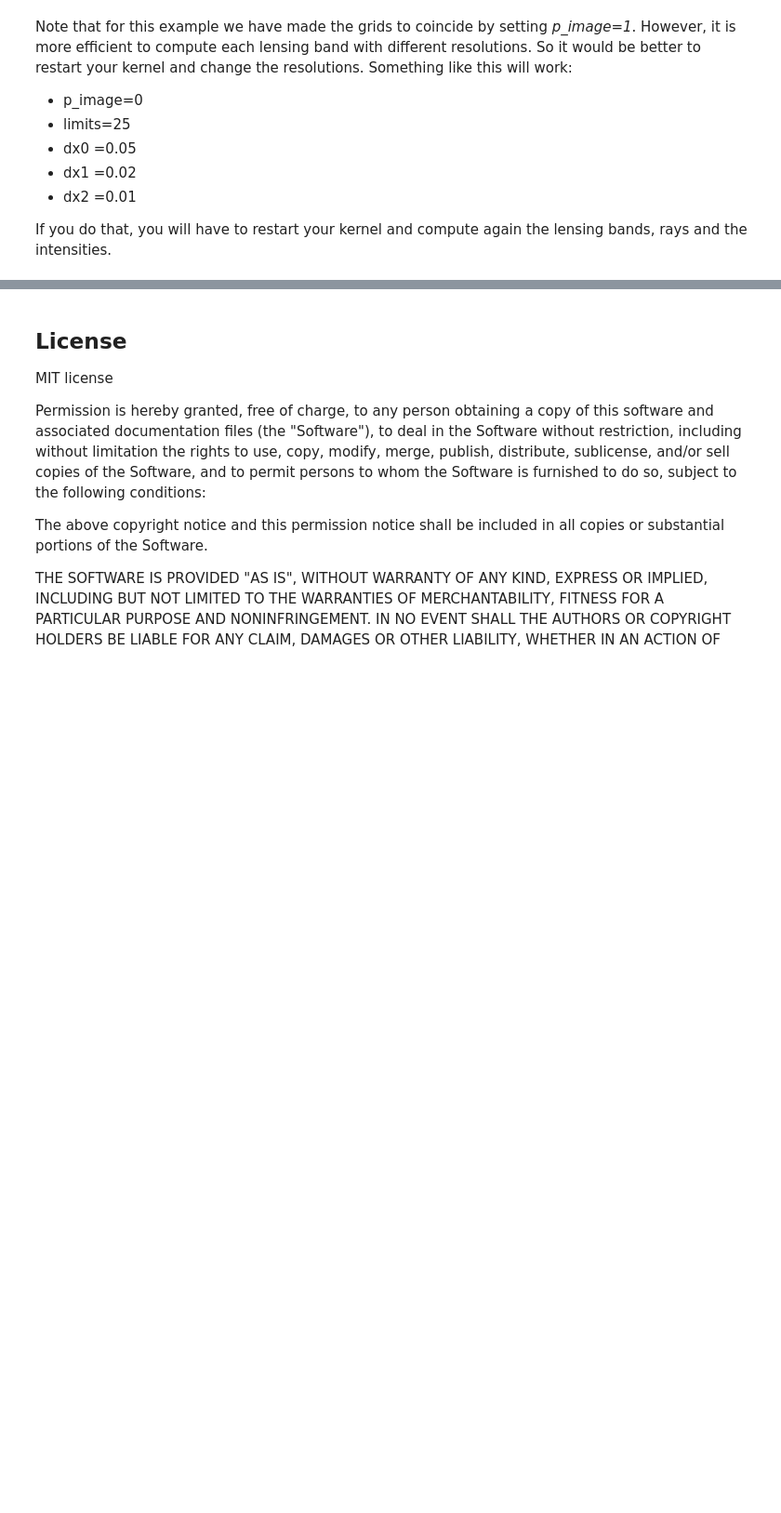
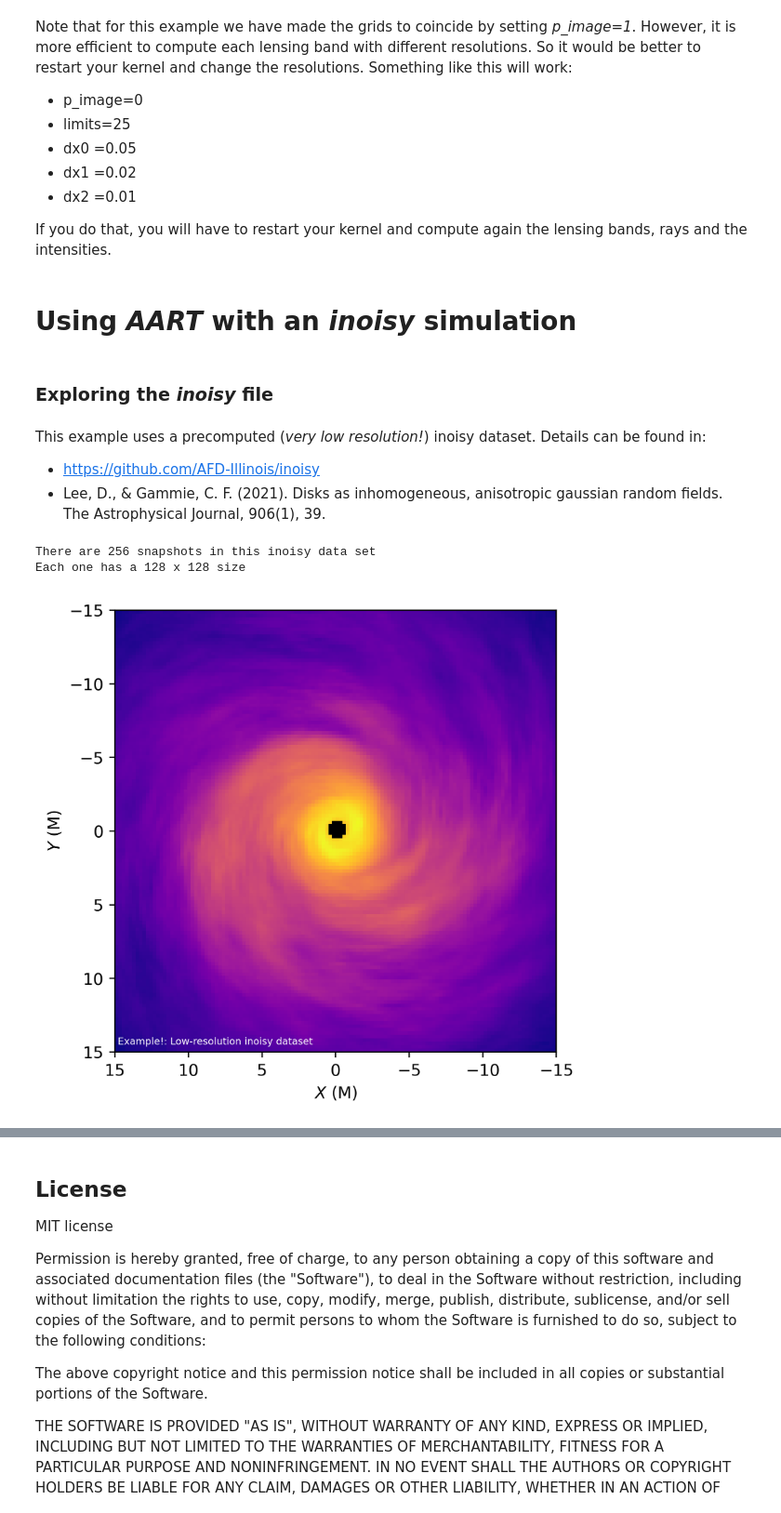
Before and after one commit to iAART/aart, a Jupyter notebook: Examples.ipynb, the cells around one changed output, grey strips where cells are left out. Shown at 93% size. Drawn from its saved outputs; the diff is of its cells as text; code cells hidden in the pictures; blank space fills up the shorter version.

Commit message:
Added the inoisy example

```diff
--- a/Examples.ipynb
+++ b/Examples.ipynb
@@ -278,3 +276,40 @@ Note that for this example we have made the grids to coincide by setting <em> p_
 - dx2 =0.01
 
 If you do that, you will have to restart your kernel and compute again the lensing bands, rays and the intensities.
+# %% [markdown]
+# Using <em>AART</em> with an <em>inoisy </em> simulation
+# %% [markdown]
+### Exploring the <em>inoisy </em> file
+# %% [markdown]
+This example uses a precomputed (<em>very low resolution!</em>) inoisy dataset. Details can be found in:
+
+- https://github.com/AFD-Illinois/inoisy
+- Lee, D., & Gammie, C. F. (2021). Disks as inhomogeneous, anisotropic gaussian random fields. The Astrophysical Journal, 906(1), 39.
+# %%
+inoisyfile = h5py.File("inoisy.h5", 'r')
+# %%
+# The inoisy files contain lots of useful information. Here we will just extract what we need for this example.
+data = np.array(inoisyfile['data/data_env'])
+
+#Limits of the figure
+xystart = np.array(inoisyfile['params/x1start'])
+
+print("There are %s snapshots in this inoisy data set"%data.shape[0])
+print("Each one has a %s x %s size"%(data.shape[1],data.shape[2]))
+# %% [output]
+There are 256 snapshots in this inoisy data set
+Each one has a 128 x 128 size
+# %%
+fig, ax = plt.subplots(figsize=[5,5],dpi=400)
+
+#You can select different snapshots by changing the slicing
+ax.imshow(np.log(data[64,:,:]),cmap="plasma",origin="lower",extent=[-xystart,xystart,-xystart,xystart])
+
+ax.set_facecolor('xkcd:black')
+ax.set_xlabel(r"$X$"+" "+"(M)")
+ax.set_ylabel(r"$Y$"+" "+"(M)")
+ax.text(14.8,14.5,"Example!: Low-resolution inoisy dataset",color="w",fontsize=6)
+
+plt.show()
+# %% [output]
+[figure, added]
```
Also changed, not shown: parts of 20 cells of this notebook, 5 other files.
